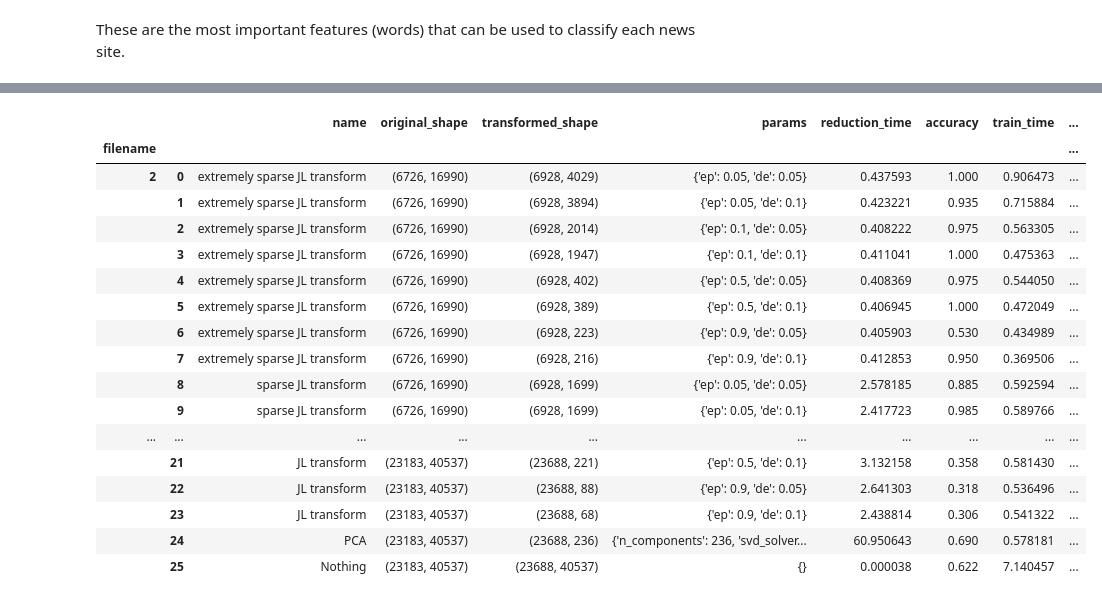
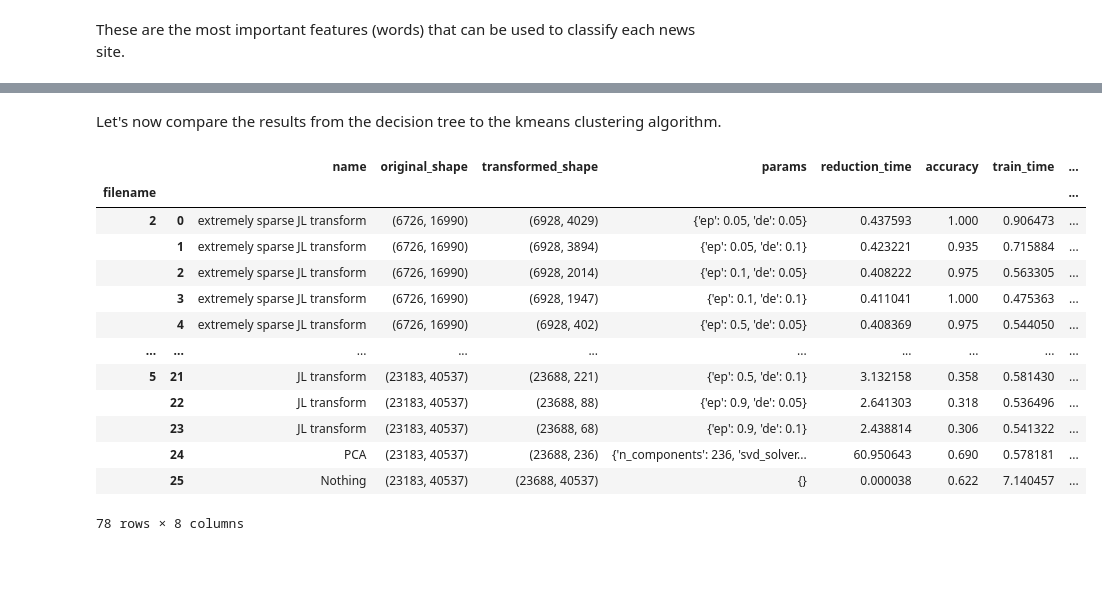
Before and after one commit to bhumsoonjun/data-sci-proj, a Jupyter notebook: analysis/decision_tree_analysis.ipynb, the cells around one changed output, grey strips where cells are left out. Cells and saved outputs as stored; diff of their text form; code cells hidden in the pictures; blank space fills up the shorter version.

```diff
--- a/analysis/decision_tree_analysis.ipynb
+++ b/analysis/decision_tree_analysis.ipynb
@@ -127,9 +129,11 @@ plt.show()
+# %% [markdown]
+Let's now compare the results from the decision tree to the kmeans clustering algorithm.
 # %%
 path = "../output/news/"
 df_each = []
 for filename in os.listdir(path):
     f = os.path.join(path, filename)
-    if os.path.isfile(f) and ("2" in f or "5" in f):
+    if os.path.isfile(f):
         temp = pd.read_csv(f)
         temp = temp[temp.name.apply(lambda x: x != "name")]
         df_each.append((temp, filename))
@@ -148,23 +152,19 @@ for res in df_each:
     collected_all_df = pd.concat([collected_all_df, collected])
 # %%
 all = out_df.groupby(by="filename", group_keys=True).apply(lambda x: x[:])
-all[["name", "original_shape", "transformed_shape", "params", "reduction_time", "accuracy", "train_time", "score_series"]]
+display(all[["name", "original_shape", "transformed_shape", "params", "reduction_time", "accuracy", "train_time", "score_series"]])
 # %% [output]
 |  |  | name | original_shape | transformed_shape | params | reduction_time | accuracy | train_time | ... |
 | filename |  |  |  |  |  |  |  |  | ... |
 | 2 | 0 | extremely sparse JL transform | (6726, 16990) | (6928, 4029) | {'ep': 0.05, 'de': 0.05} | 0.437593 | 1.000 | 0.906473 | ... |
 |  | 1 | extremely sparse JL transform | (6726, 16990) | (6928, 3894) | {'ep': 0.05, 'de': 0.1} | 0.423221 | 0.935 | 0.715884 | ... |
 |  | 2 | extremely sparse JL transform | (6726, 16990) | (6928, 2014) | {'ep': 0.1, 'de': 0.05} | 0.408222 | 0.975 | 0.563305 | ... |
 |  | 3 | extremely sparse JL transform | (6726, 16990) | (6928, 1947) | {'ep': 0.1, 'de': 0.1} | 0.411041 | 1.000 | 0.475363 | ... |
 |  | 4 | extremely sparse JL transform | (6726, 16990) | (6928, 402) | {'ep': 0.5, 'de': 0.05} | 0.408369 | 0.975 | 0.544050 | ... |
-|  | 5 | extremely sparse JL transform | (6726, 16990) | (6928, 389) | {'ep': 0.5, 'de': 0.1} | 0.406945 | 1.000 | 0.472049 | ... |
-|  | 6 | extremely sparse JL transform | (6726, 16990) | (6928, 223) | {'ep': 0.9, 'de': 0.05} | 0.405903 | 0.530 | 0.434989 | ... |
-|  | 7 | extremely sparse JL transform | (6726, 16990) | (6928, 216) | {'ep': 0.9, 'de': 0.1} | 0.412853 | 0.950 | 0.369506 | ... |
-|  | 8 | sparse JL transform | (6726, 16990) | (6928, 1699) | {'ep': 0.05, 'de': 0.05} | 2.578185 | 0.885 | 0.592594 | ... |
-|  | 9 | sparse JL transform | (6726, 16990) | (6928, 1699) | {'ep': 0.05, 'de': 0.1} | 2.417723 | 0.985 | 0.589766 | ... |
 | ... | ... | ... | ... | ... | ... | ... | ... | ... | ... |
-|  | 21 | JL transform | (23183, 40537) | (23688, 221) | {'ep': 0.5, 'de': 0.1} | 3.132158 | 0.358 | 0.581430 | ... |
+| 5 | 21 | JL transform | (23183, 40537) | (23688, 221) | {'ep': 0.5, 'de': 0.1} | 3.132158 | 0.358 | 0.581430 | ... |
 |  | 22 | JL transform | (23183, 40537) | (23688, 88) | {'ep': 0.9, 'de': 0.05} | 2.641303 | 0.318 | 0.536496 | ... |
 |  | 23 | JL transform | (23183, 40537) | (23688, 68) | {'ep': 0.9, 'de': 0.1} | 2.438814 | 0.306 | 0.541322 | ... |
 |  | 24 | PCA | (23183, 40537) | (23688, 236) | {'n_components': 236, 'svd_solver... | 60.950643 | 0.690 | 0.578181 | ... |
 |  | 25 | Nothing | (23183, 40537) | (23688, 40537) | {} | 0.000038 | 0.622 | 7.140457 | ... |
+78 rows × 8 columns
```
Also changed, not shown: parts of 6 cells of this notebook, 19 other files.
